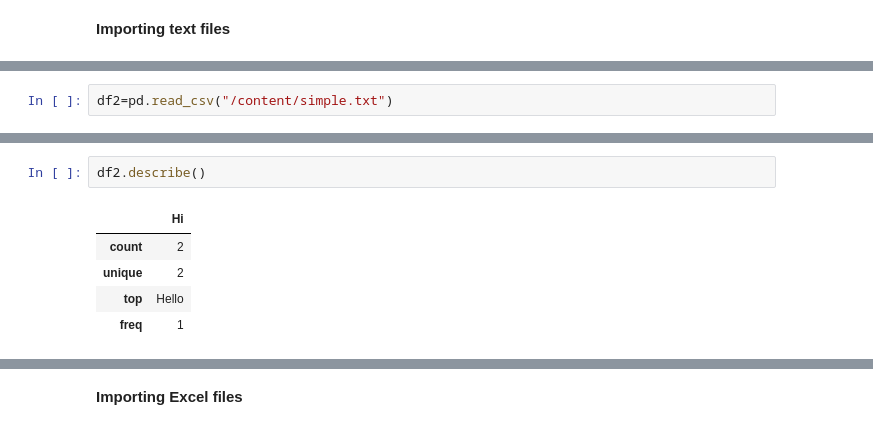
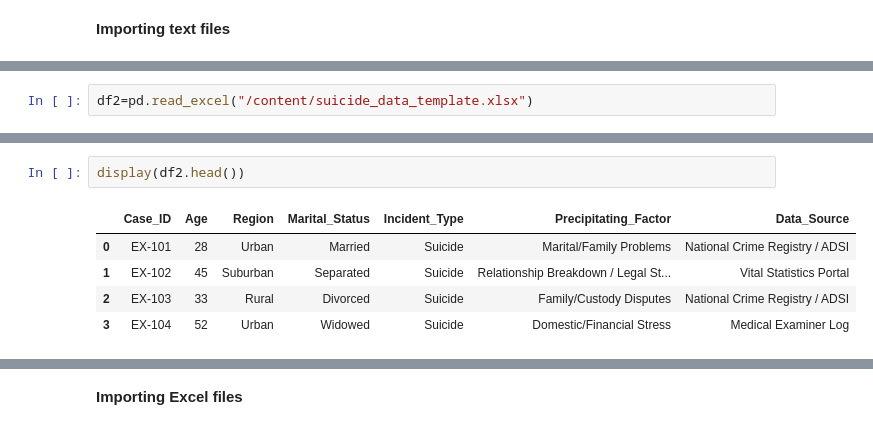
Before and after one commit to charan0887/ML_LAB_2026-27, a Jupyter notebook: PAN-DAS.ipynb, the cells around one changed output, grey strips where cells are left out. Cells and saved outputs as stored; diff of their text form.

```diff
--- a/PAN-DAS.ipynb
+++ b/PAN-DAS.ipynb
@@ -78,2 +116,2 @@ Index(['longitude', 'latitude', 'housing_median_age', 'total_rooms',
 # %%
-df2=pd.read_csv("/content/simple.txt")
+df2=pd.read_excel("/content/suicide_data_template.xlsx")
@@ -86,8 +118,8 @@ df2
-# %%
-df2.describe()
-# %% [output]
-|  | Hi |
-| count | 2 |
-| unique | 2 |
-| top | Hello |
-| freq | 1 |
+# %%
+display(df2.head())
+# %% [output]
+|  | Case_ID | Age | Region | Marital_Status | Incident_Type | Precipitating_Factor | Data_Source |
+| 0 | EX-101 | 28 | Urban | Married | Suicide | Marital/Family Problems | National Crime Registry / ADSI |
+| 1 | EX-102 | 45 | Suburban | Separated | Suicide | Relationship Breakdown / Legal St... | Vital Statistics Portal |
+| 2 | EX-103 | 33 | Rural | Divorced | Suicide | Family/Custody Disputes | National Crime Registry / ADSI |
+| 3 | EX-104 | 52 | Urban | Widowed | Suicide | Domestic/Financial Stress | Medical Examiner Log |
```
Also changed, not shown: parts of 11 cells of this notebook.
